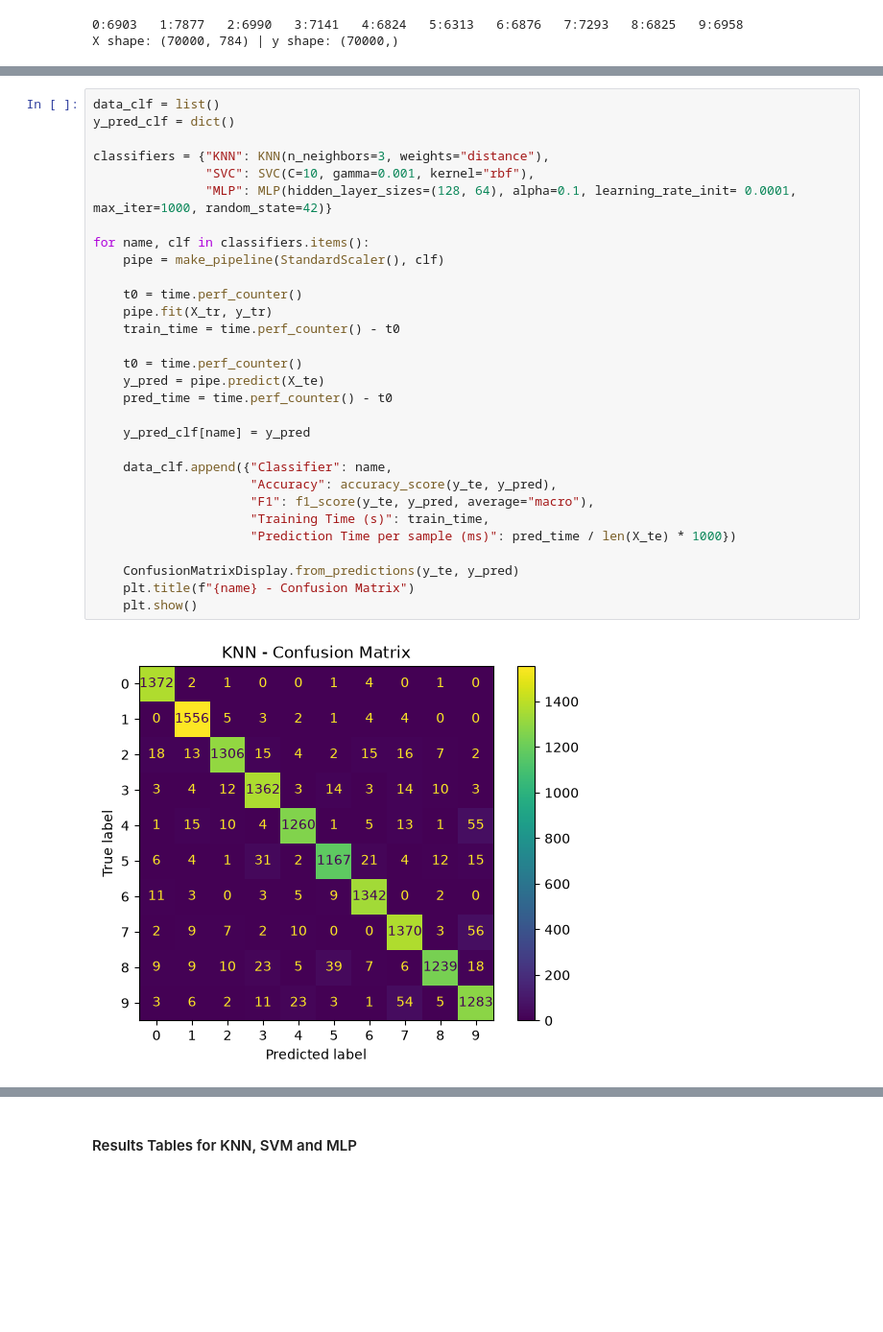
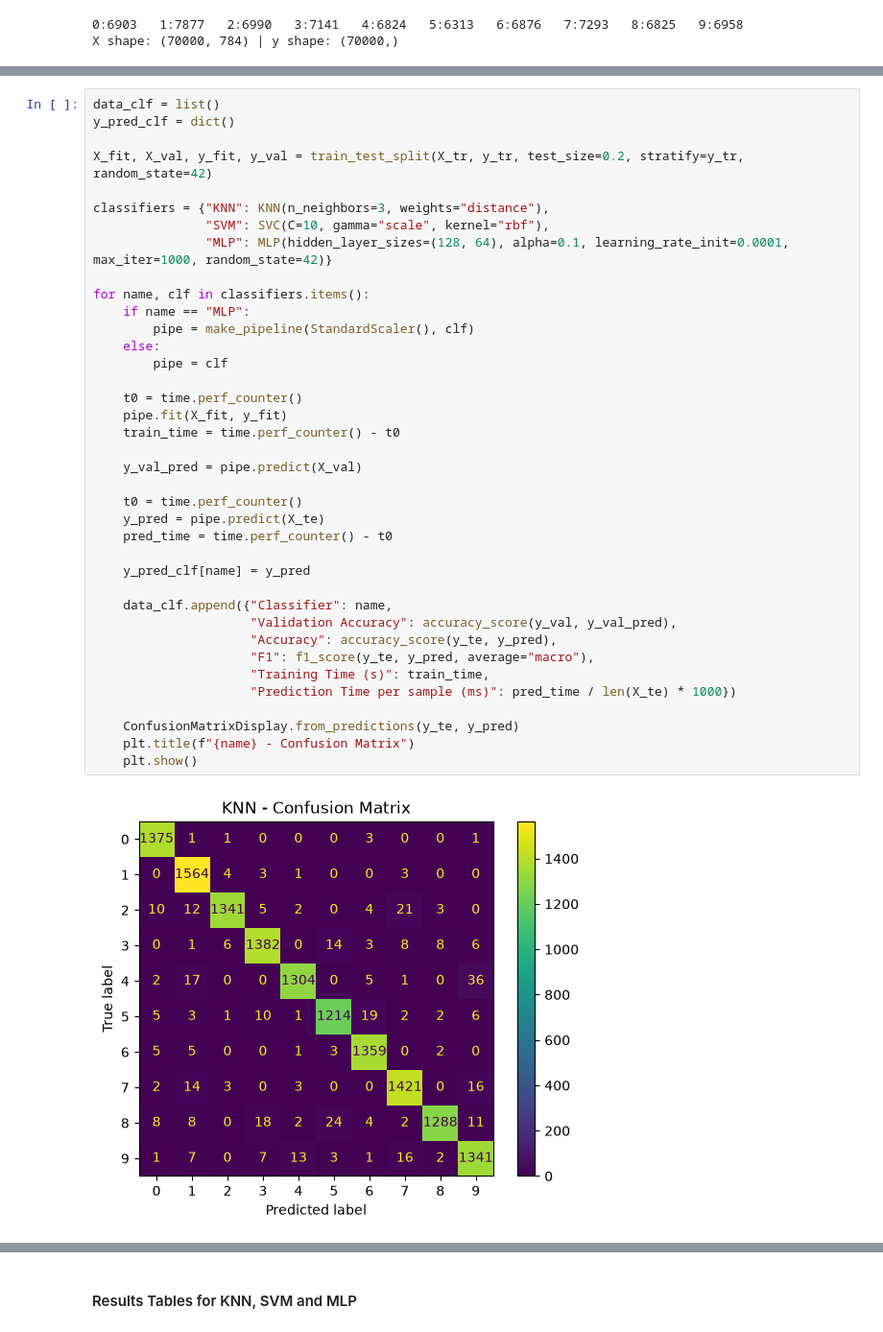
Before and after one commit to migasantunes/Classifiers_KNN_SVM_MLP, a Jupyter notebook: project2_extra.ipynb, the cells around one changed output, grey strips where cells are left out. Shown at 96% size. Cells and saved outputs as stored; diff of their text form; blank space fills up the shorter version.

```diff
--- a/project2_extra.ipynb
+++ b/project2_extra.ipynb
@@ -48,32 +52,40 @@ The next code cell will be used to train and test the KNN, SVM and MLP classifie
 # %%
 data_clf = list()
 y_pred_clf = dict()
 
+X_fit, X_val, y_fit, y_val = train_test_split(X_tr, y_tr, test_size=0.2, stratify=y_tr, random_state=42)
+
 classifiers = {"KNN": KNN(n_neighbors=3, weights="distance"),
-               "SVC": SVC(C=10, gamma=0.001, kernel="rbf"),
-               "MLP": MLP(hidden_layer_sizes=(128, 64), alpha=0.1, learning_rate_init= 0.0001, max_iter=1000, random_state=42)}
+               "SVM": SVC(C=10, gamma="scale", kernel="rbf"),
+               "MLP": MLP(hidden_layer_sizes=(128, 64), alpha=0.1, learning_rate_init=0.0001, max_iter=1000, random_state=42)}
 
 for name, clf in classifiers.items():
-    pipe = make_pipeline(StandardScaler(), clf)
+    if name == "MLP":
+        pipe = make_pipeline(StandardScaler(), clf)
+    else:
+        pipe = clf
 
     t0 = time.perf_counter()
-    pipe.fit(X_tr, y_tr)
+    pipe.fit(X_fit, y_fit)
     train_time = time.perf_counter() - t0
+
+    y_val_pred = pipe.predict(X_val)
 
     t0 = time.perf_counter()
     y_pred = pipe.predict(X_te)
     pred_time = time.perf_counter() - t0
 
     y_pred_clf[name] = y_pred
 
     data_clf.append({"Classifier": name,
+                     "Validation Accuracy": accuracy_score(y_val, y_val_pred),
                      "Accuracy": accuracy_score(y_te, y_pred),
                      "F1": f1_score(y_te, y_pred, average="macro"),
                      "Training Time (s)": train_time,
                      "Prediction Time per sample (ms)": pred_time / len(X_te) * 1000})
 
     ConfusionMatrixDisplay.from_predictions(y_te, y_pred)
     plt.title(f"{name} - Confusion Matrix")
     plt.show()
 # %% [output]
-[figure, old version]
+[figure, new version]
```
Also changed, not shown: parts of 21 cells of this notebook, 1 other file.
